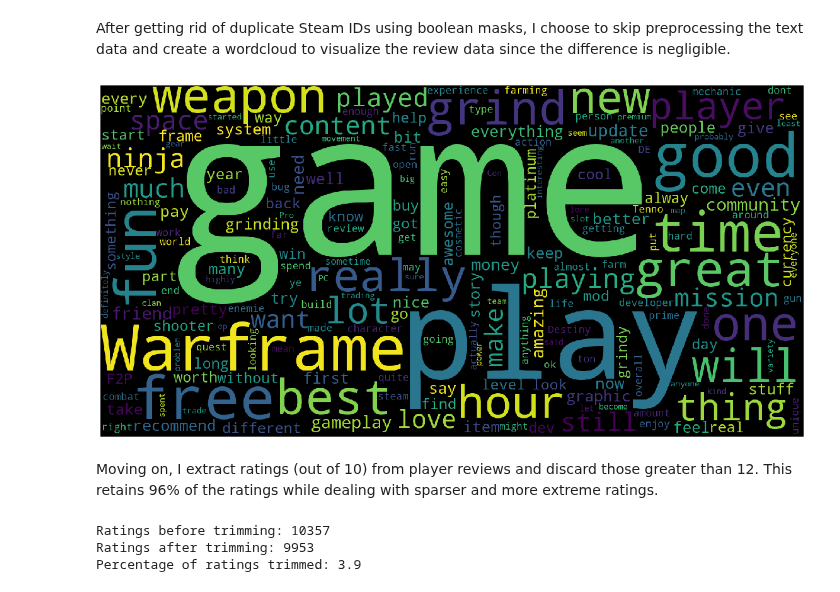
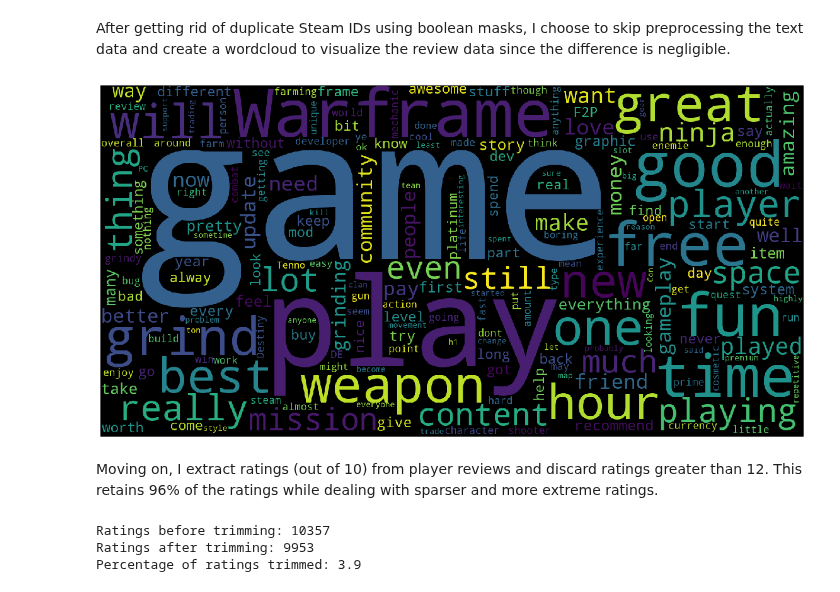
Before and after one commit to ys-lin14/warframe-exploration, a Jupyter notebook: data_exploration.ipynb, the cells around one changed output. Drawn from its saved outputs; the diff is of its cells as text; code cells hidden in the pictures.

```diff
--- a/data_exploration.ipynb
+++ b/data_exploration.ipynb
@@ -387,14 +385,12 @@ After getting rid of duplicate Steam IDs using boolean masks, I choose to skip p
 review_data = mask_duplicate_ids(review_data)
 user_data = mask_duplicate_ids(user_data)
 # %%
-corpus_string = ' '.join(
-    review_data.loc[review_data['recommends_game'] == True, 'user_review']
-)
+corpus_string = ' '.join(review_data['user_review'])
 graph_word_cloud(corpus_string)
 # %% [output]
-[figure, old version]
+[figure, new version]
 # %% [markdown]
-Moving on, I extract ratings (out of 10) from player reviews and discard those greater than 12. This retains 96% of the ratings while dealing with sparser and more extreme ratings.
+Moving on, I extract ratings (out of 10) from player reviews and discard ratings greater than 12. This retains 96% of the ratings while dealing with sparser and more extreme ratings.
 # %%
 ratings = review_data['user_review'].apply(get_review_rating)
 ratings = ratings.dropna()
```
Also changed, not shown: parts of 3 cells of this notebook.
